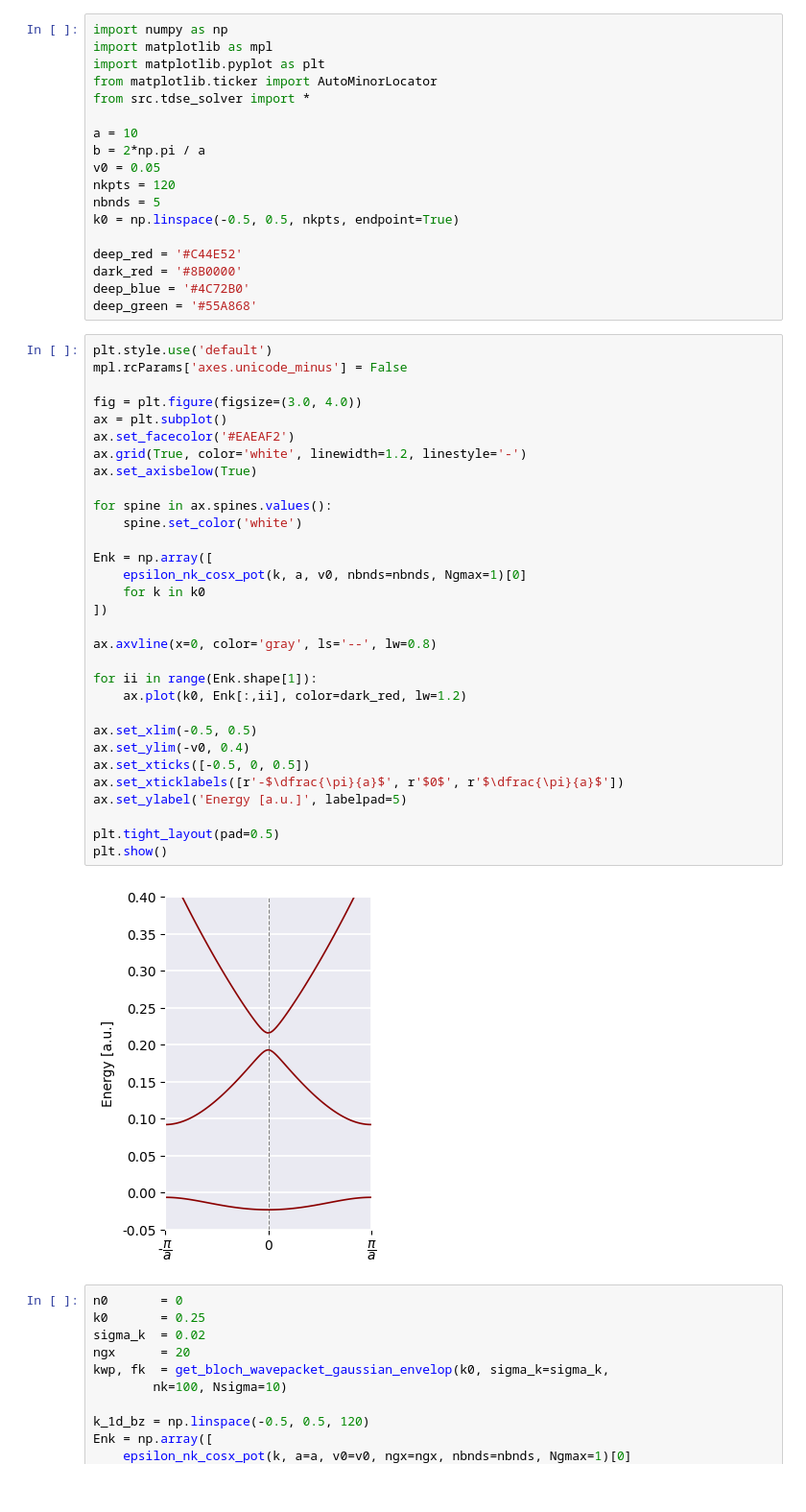
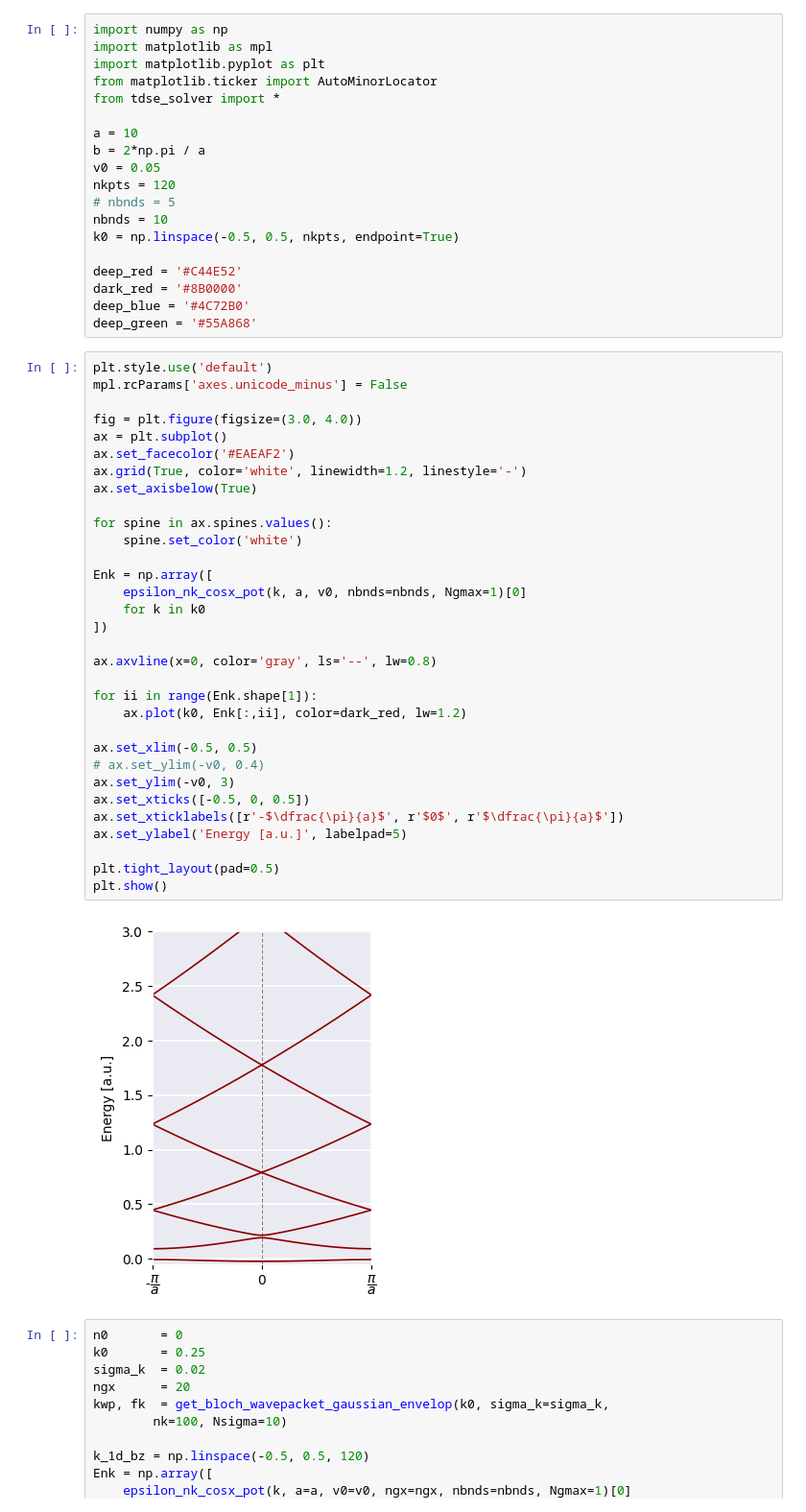
Before and after one commit to hataehyeok/TDSE-solver, a Jupyter notebook: src/tdse_bloch.ipynb, the cells around one changed output. Shown: that part at 96% size. Saved outputs shown, nothing was run; the diff lists cells and outputs as text.

```diff
--- a/src/tdse_bloch.ipynb
+++ b/src/tdse_bloch.ipynb
@@ -3,13 +3,14 @@ import numpy as np
 import matplotlib as mpl
 import matplotlib.pyplot as plt
 from matplotlib.ticker import AutoMinorLocator
-from src.tdse_solver import *
+from tdse_solver import *
 
 a = 10
 b = 2*np.pi / a
 v0 = 0.05
 nkpts = 120
-nbnds = 5
+# nbnds = 5
+nbnds = 10
 k0 = np.linspace(-0.5, 0.5, nkpts, endpoint=True)
 
 deep_red = '#C44E52'
@@ -20,35 +21,36 @@ deep_green = '#55A868'
 plt.style.use('default')
 mpl.rcParams['axes.unicode_minus'] = False
 
 fig = plt.figure(figsize=(3.0, 4.0))
 ax = plt.subplot()
 ax.set_facecolor('#EAEAF2')
 ax.grid(True, color='white', linewidth=1.2, linestyle='-')
 ax.set_axisbelow(True)
 
 for spine in ax.spines.values():
     spine.set_color('white')
 
 Enk = np.array([
     epsilon_nk_cosx_pot(k, a, v0, nbnds=nbnds, Ngmax=1)[0]
     for k in k0
 ])
 
 ax.axvline(x=0, color='gray', ls='--', lw=0.8)
 
 for ii in range(Enk.shape[1]):
     ax.plot(k0, Enk[:,ii], color=dark_red, lw=1.2)
 
 ax.set_xlim(-0.5, 0.5)
-ax.set_ylim(-v0, 0.4)
+# ax.set_ylim(-v0, 0.4)
+ax.set_ylim(-v0, 3)
 ax.set_xticks([-0.5, 0, 0.5])
 ax.set_xticklabels([r'-$\dfrac{\pi}{a}$', r'$0$', r'$\dfrac{\pi}{a}$'])
 ax.set_ylabel('Energy [a.u.]', labelpad=5)
 
 plt.tight_layout(pad=0.5)
 plt.show()
 # %% [output]
-[figure, old version]
+[figure, new version]
 # %%
 n0       = 0
 k0       = 0.25
```
Also changed, not shown: 7 other files.
